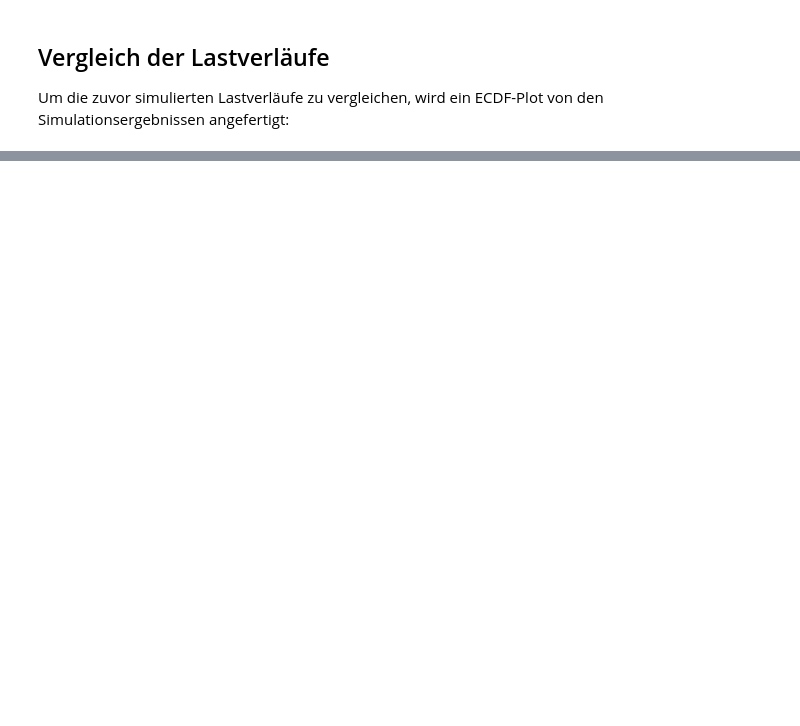
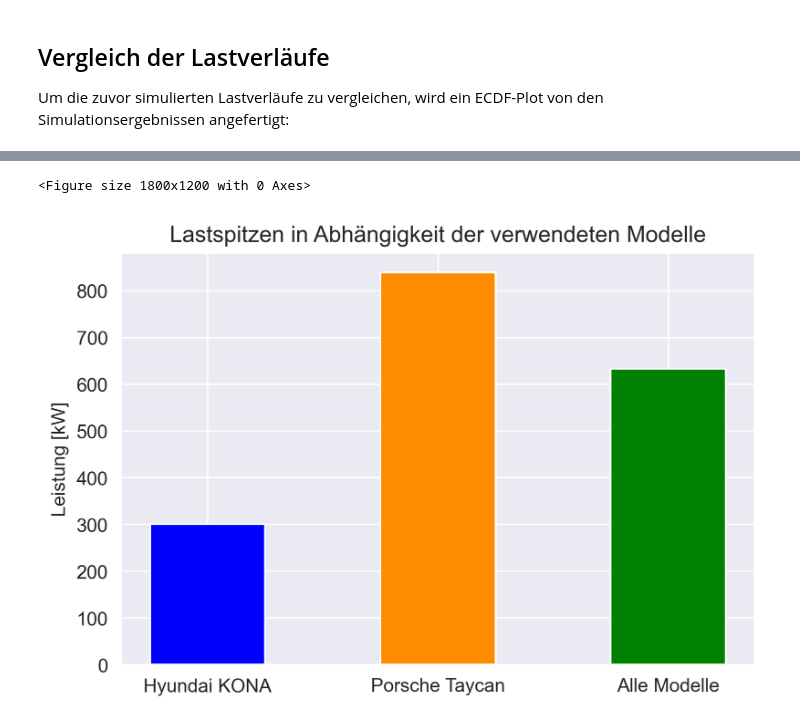
Before and after one commit to Jones133D/BA_EV-Ladeverhalten, a Jupyter notebook: Auswirkungen verschiedene Ladekurven.ipynb, the cells around one changed output, grey strips where cells are left out. Drawn from its saved outputs; the diff is of its cells as text; code cells hidden in the pictures; blank space fills up the shorter version.

```diff
--- a/Auswirkungen verschiedene Ladekurven.ipynb
+++ b/Auswirkungen verschiedene Ladekurven.ipynb
@@ -155,0 +184,23 @@ plt.show()
+# %%
+import matplotlib.pyplot as plt
+
+plt.figure(dpi=300)
+# fig = plt.figure(figsize = (6, 4))
+# Daten für die Balken
+categories = ['Hyundai KONA', 'Porsche Taycan', 'Alle Modelle']
+values = [300, 838, 633]
+
+# Balkendiagramm erstellen
+plt.figure(dpi=300)
+plt.bar(categories, values, color=['blue', 'darkorange', 'green'], width = 0.5)
+
+# Diagramm beschriften
+plt.title('Lastspitzen in Abhängigkeit der verwendeten Modelle')
+#plt.xlabel('EV Modelle')
+plt.ylabel('Leistung [kW]')
+
+# Diagramm anzeigen
+plt.show()
+# %% [output]
+<Figure size 1800x1200 with 0 Axes>
+[figure, added]
```
Also changed, not shown: parts of 7 cells of this notebook, 6 other files.
